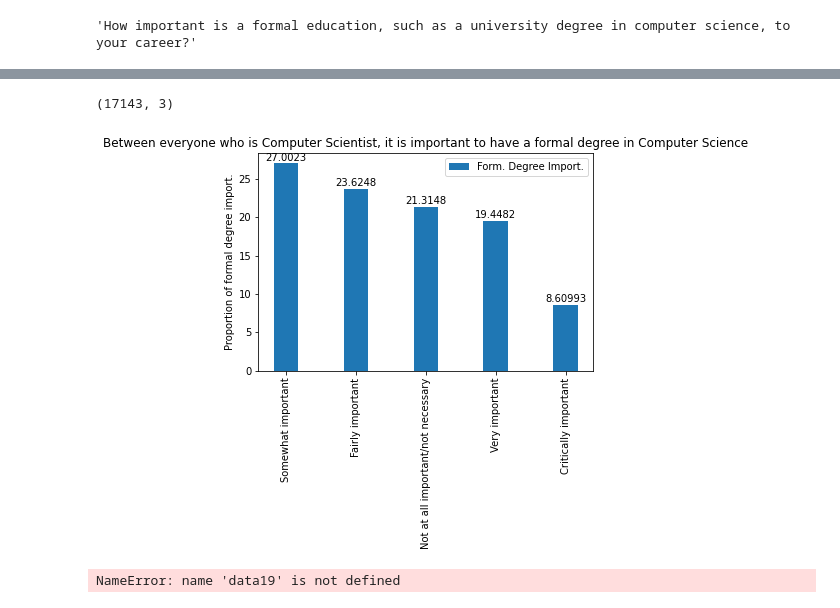
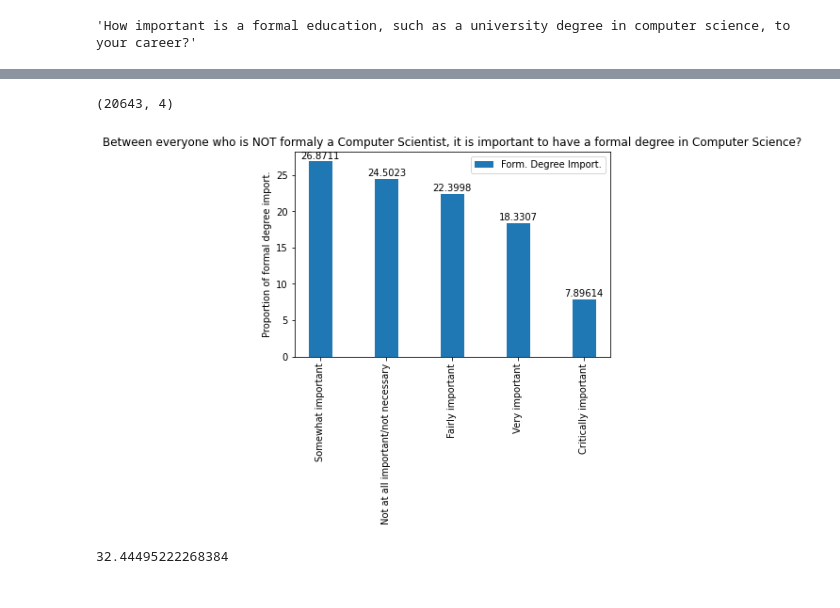
Before and after one commit to NataliaKitaoka/coder-evolution, a Jupyter notebook: coder-evolution.ipynb, the cells around one changed output, grey strips where cells are left out. Saved outputs shown, nothing was run; the diff lists cells and outputs as text; code cells hidden in the pictures.

```diff
--- a/coder-evolution.ipynb
+++ b/coder-evolution.ipynb
@@ -51,7 +46,8 @@ schema20.iloc[29,1]
 #How many of them work like a devoloper or code sometimes AND think it is important to have a formal degree such computer science degree?
 #And among them, how many did undergraduate in computer science?
 
-formal_degree = data20[['MainBranch','UndergradMajor','NEWEdImpt']].dropna()
+formal_degree = data20[['MainBranch','UndergradMajor','Employment','NEWEdImpt']].dropna(subset=['MainBranch','Employment','NEWEdImpt'])
 #'I am a developer by profession'
 #'I used to be a developer by profession, but no longer am'
 #'I am not primarily a developer, but I write code sometimes as part of my work'
+formal_degree.shape
@@ -132,28 +123,28 @@ array(['Computer science, computer engineering, or software engineering',
 # %%
-#Dropping rows in wich the value of column 'UndergradMajor' is Computer Science
+#Dropping rows in wich the value of column 'UndergradMajor' is Computer Science including NaN
 formal_degree_and_not_compSci = formal_degree[(formal_degree.UndergradMajor != "Computer science, computer engineering, or software engineering")]
-formal_degree_and_not_compSci.shape #17143 of all 44000 who did some course related to Computer Science
+formal_degree_and_not_compSci.shape
 # %% [output]
-(17143, 3)
+(20643, 4)
 # %%
 #professional and not a Computer Scientist X number of each category of importance
 
 y2 = formal_degree_and_not_compSci['NEWEdImpt'].value_counts()/formal_degree_and_not_compSci.shape[0]*100
 values_y2 = y2.values.tolist()
 index_y2 = y2.index.tolist()
 x2 = np.arange(len(index_y2)) #the label locations
 width2 = 0.35  # the width of the bars
 fig2, ax2 = plt.subplots()
 rects3 = ax2.bar(x2, values_y2, width2, label='Form. Degree Import.')
 ax2.set_ylabel('Proportion of formal degree import.')
-ax2.set_title('Between everyone who is Computer Scientist, it is important to have a formal degree in Computer Science')
+ax2.set_title('Between everyone who is NOT formaly a Computer Scientist, it is important to have a formal degree in Computer Science?')
 ax2.set_xticks(x2)
 ax2.set_xticklabels(index_y2, rotation=90)
 ax2.legend()
 ax2.bar_label(rects3, padding=1)
 
 plt.show()
 # %% [output]
-[figure, old version]
+[figure, new version]
 # %%
 #How is this happening along the time (number of non-formal degrees in computation employees/time)?
@@ -164,7 +153,9 @@ plt.show()
 dev_not_compSci_20 = formal_degree[(formal_degree.UndergradMajor != 'Computer science, computer engineering, or software engineering') &
                                      (formal_degree.UndergradMajor != 'Web development or web design') &
                                   (formal_degree.UndergradMajor != 'Information systems, information technology, or system administration')]
-#total = 44725
-#not comp Scientist = 17143 (there are 27,582 comp sci)
-#not comp sci, web dev or inf. systems = 12098
-not_dev_degree_professionals20 = dev_not_compSci_20.shape
+
+not_dev_degree_professionals20 = dev_not_compSci_20.shape[0]
+ratio_non_compSci20 = not_dev_degree_professionals20/formal_degree.shape[0]*100
+ratio_non_compSci20
+# %% [output]
+32.44495222268384
@@ -174,5 +161,0 @@ not_dev_degree_professionals19 = data19[['UndergradMajor']].dropna()
-# %%
-three2019 = data19[['MainBranch','UndergradMajor', 'Employment']]
-data19[['MainBranch']]
-# %% [output]
-NameError: name 'data19' is not defined
```
Also changed, not shown: parts of 27 cells of this notebook.
